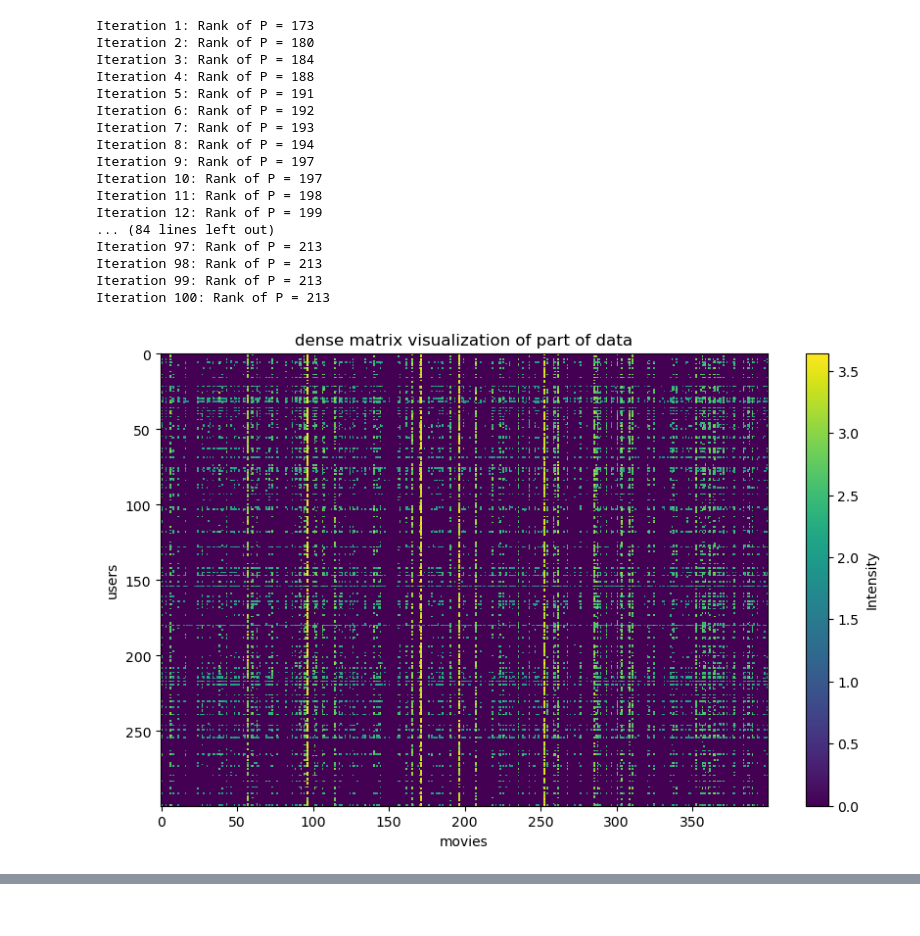
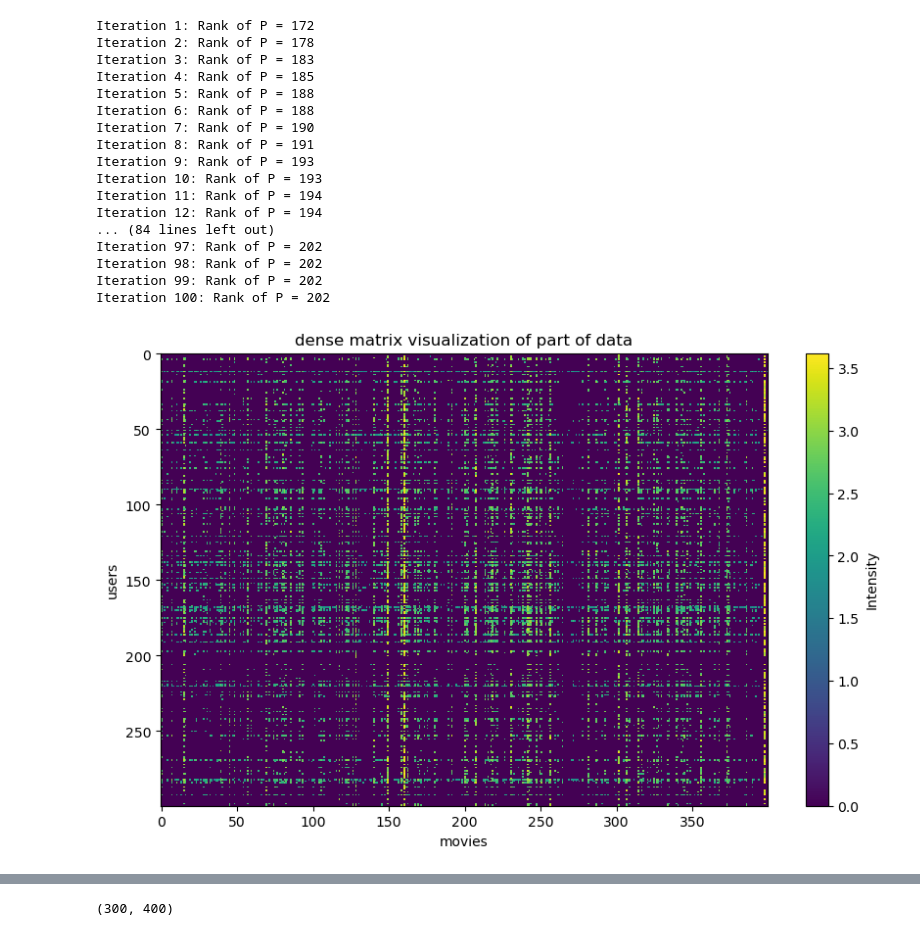
Before and after one commit to Kessius00/nn-s-matrix-fc, a Jupyter notebook: lsmc/lsmc_testv2.ipynb, the cells around one changed output, grey strips where cells are left out. Saved outputs shown, nothing was run; the diff lists cells and outputs as text; code cells hidden in the pictures.

Commit message:
make sampled_mask for checking error only on sampled parts and test lsmc further

```diff
--- a/lsmc/lsmc_testv2.ipynb
+++ b/lsmc/lsmc_testv2.ipynb
@@ -11,4 +11,5 @@ from lsmc import LMSC_optimize
 from visualizingData import *
 # %%
 loaded_matrix = np.load('.\\artificialData\\artificialRatingsV3.npy', allow_pickle=True).item()
+sampled_mask = np.load('.\\artificialData\\mask.npy', allow_pickle=True).item().toarray()
 dense_matrix = loaded_matrix.toarray()
@@ -15,45 +24,46 @@ dense_matrix = loaded_matrix.toarray()
 # %%
 dense_matrix = dense_matrix[:300,:400]
+sampled_mask = sampled_mask[:300,:400]
 # %%
 
 
 m,n = dense_matrix.shape
 
 R = dense_matrix
 P_init = np.random.rand(m, n)
 u_init = np.zeros((m, n))
 y_init = np.zeros((m, n))
 s_init = 1 # ?
 rho = .5 # ?
 lambda_ = 1 #vanuit de grafiek als minimum bij de foods
 
 delta = 1e-2 #convention?!?
 num_iterations = 100
 
 # gamma γ = 0, 0.001 and 0.01.
 gamma = 0.001 #een van de 3 mogelijkheden
 epsilon =m*n*gamma # uit de paper
-
-P_final, Z_final, u_final, y_final, s_final, errors = LMSC_optimize(rho, lambda_, R, P_init, u_init, y_init, s_init, delta, epsilon, num_iterations)
+P_final, Z_final, u_final, y_final, s_final, errors, r_errors = LMSC_optimize(rho, lambda_, R, P_init, sampled_mask, u_init, y_init, s_init, delta, epsilon, num_iterations)
 
 visualizeData(P_final)
 errorPlot(errors=errors)
+relErrorPlot(r_errors)
 # %% [output]
-Iteration 1: Rank of P = 173
-Iteration 2: Rank of P = 180
-Iteration 3: Rank of P = 184
-Iteration 4: Rank of P = 188
-Iteration 5: Rank of P = 191
-Iteration 6: Rank of P = 192
-Iteration 7: Rank of P = 193
-Iteration 8: Rank of P = 194
-Iteration 9: Rank of P = 197
-Iteration 10: Rank of P = 197
-Iteration 11: Rank of P = 198
-Iteration 12: Rank of P = 199
+Iteration 1: Rank of P = 172
+Iteration 2: Rank of P = 178
+Iteration 3: Rank of P = 183
+Iteration 4: Rank of P = 185
+Iteration 5: Rank of P = 188
+Iteration 6: Rank of P = 188
+Iteration 7: Rank of P = 190
+Iteration 8: Rank of P = 191
+Iteration 9: Rank of P = 193
+Iteration 10: Rank of P = 193
+Iteration 11: Rank of P = 194
+Iteration 12: Rank of P = 194
 ... (84 lines left out)
-Iteration 97: Rank of P = 213
-Iteration 98: Rank of P = 213
-Iteration 99: Rank of P = 213
-Iteration 100: Rank of P = 213
+Iteration 97: Rank of P = 202
+Iteration 98: Rank of P = 202
+Iteration 99: Rank of P = 202
+Iteration 100: Rank of P = 202
-[figure, old version]
+[figure, new version]
@@ -61,3 +72,7 @@ Iteration 100: Rank of P = 213
+# %%
+dense_matrix.shape
+# %% [output]
+(300, 400)
 # %%
 
 
```
Also changed, not shown: parts of 20 cells of this notebook, 6 other files.
